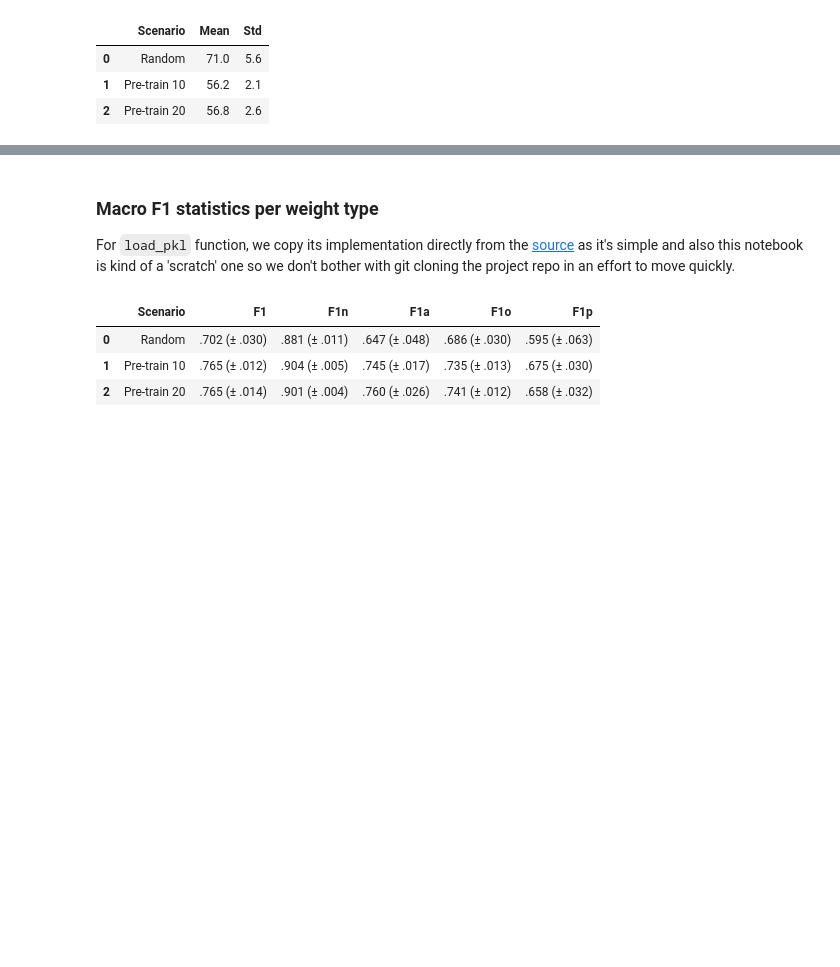
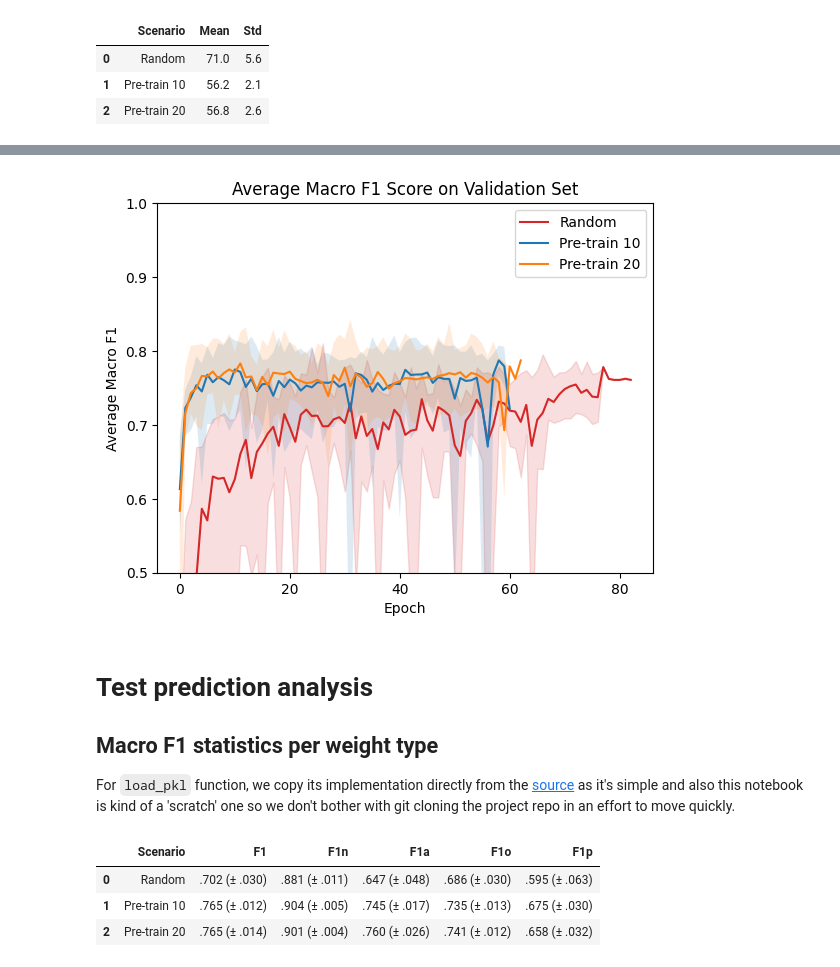
Before and after one commit to myles-i/DLH_TransferLearning, a Jupyter notebook: jupyter_notebooks/results1d_analysis.ipynb, the cells around one changed output, grey strips where cells are left out. Drawn from its saved outputs; the diff is of its cells as text; code cells hidden in the pictures; blank space fills up the shorter version.

```diff
--- a/jupyter_notebooks/results1d_analysis.ipynb
+++ b/jupyter_notebooks/results1d_analysis.ipynb
@@ -73,5 +132,37 @@ make_epoch_table(history_all)
+# %%
+def plot_range_f1_by_epoch(history_all):
+    # Similar as plot_mean_f1_by_epoch, but also plotting min and max F1 score
+    # at each epoch for each scenario.
+    data = prepare_f1_for_plot(history_all)
+    fig, ax = plt.subplots()
+    ax.set_xlabel('Epoch')
+    ax.set_ylabel('Average Macro F1')
+    ax.set_title('Average Macro F1 Score on Validation Set')
+    ax.plot(
+        'epoch', 'mean', color='tab:red', data=data.loc['random'],
+        label='Random'
+    )
+    ax.plot('epoch', 'mean', data=data.loc['10'], label='Pre-train 10')
+    ax.plot('epoch', 'mean', data=data.loc['20'], label='Pre-train 20')
+    ax.legend()
+
+    # Add min, max range
+    ax.fill_between(
+        'epoch', 'min', 'max', data=data.loc['random'], color='tab:red',
+        alpha=0.15
+    )
+    ax.fill_between('epoch', 'min', 'max', data=data.loc['10'], alpha=0.15)
+    ax.fill_between('epoch', 'min', 'max', data=data.loc['20'], alpha=0.15)
+    # Replicate y-axis in Figure 3(a) of the paper.
+    ax.set_ylim([0.5, 1.0])
+
+plot_range_f1_by_epoch(history_all)
+# %% [output]
+[figure, added]
 # %% [markdown]
-### Macro F1 statistics per weight type
+# Test prediction analysis
+
+## Macro F1 statistics per weight type
 
 For `load_pkl` function, we copy its implementation directly from the [source](https://github.com/myles-i/DLH_TransferLearning/blob/master/transplant/utils.py#L183) as it's simple and also this notebook is kind of a 'scratch' one so we don't bother with git cloning the project repo in an effort to move quickly.
 # %%
```
Also changed, not shown: parts of 4 cells of this notebook.
